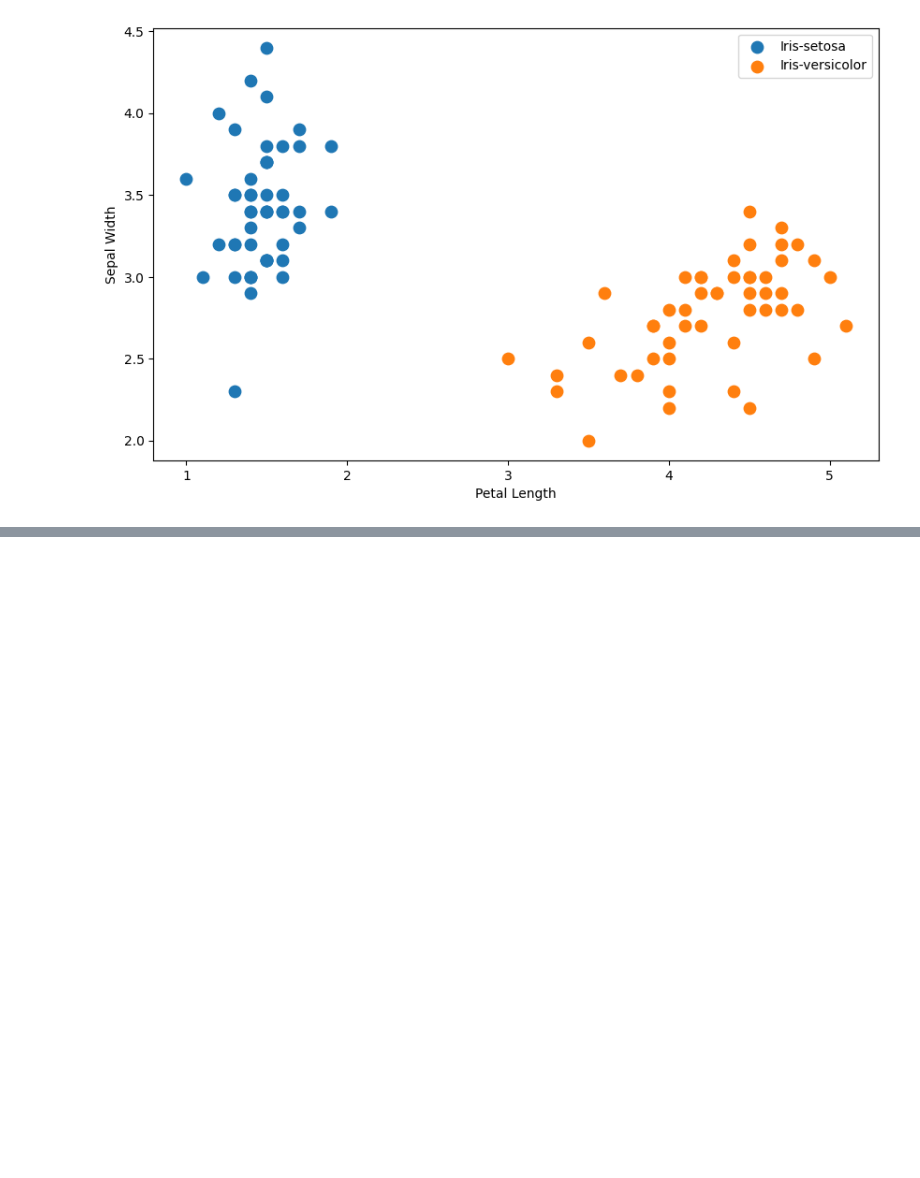
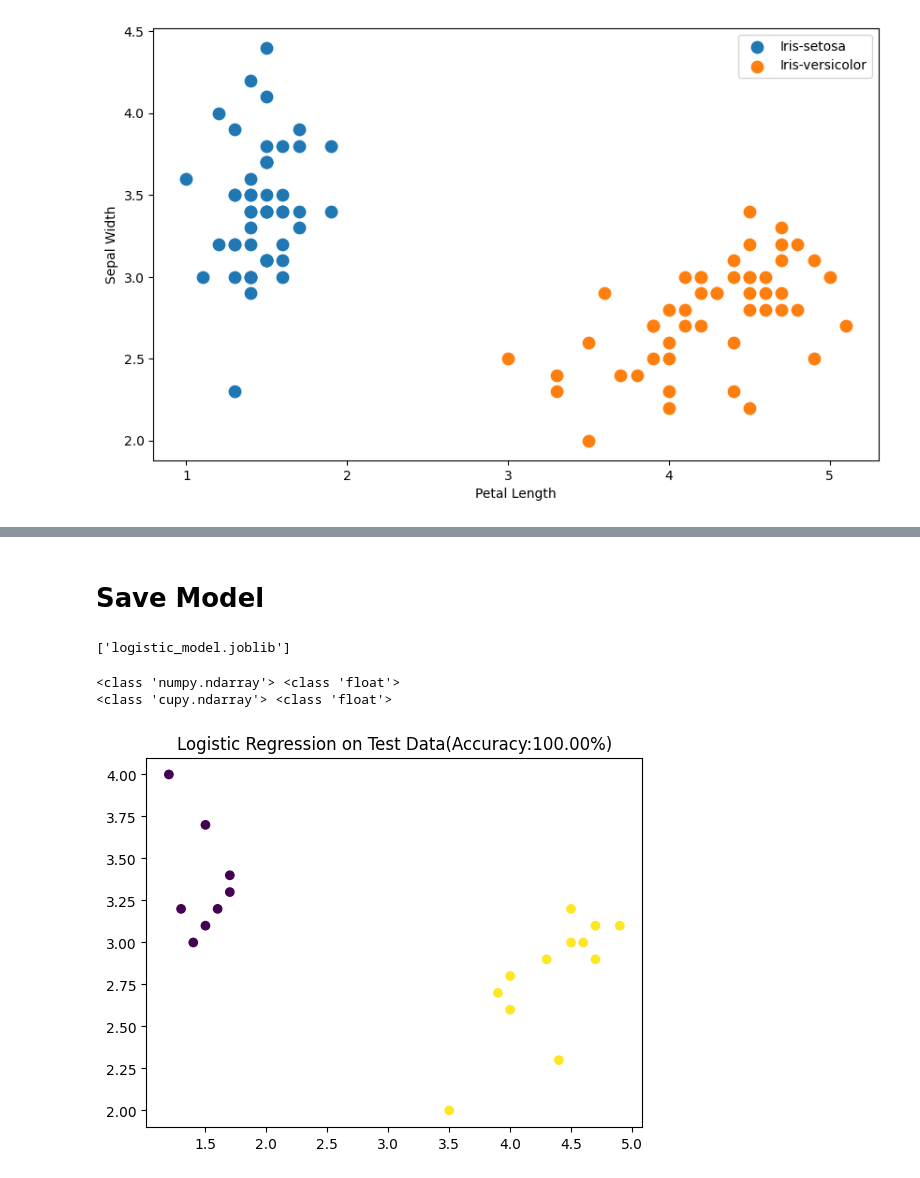
Before and after one commit to Mitchell-Mirano/Allison, a Jupyter notebook: examples/regression/2-Logistic Regression.ipynb, the cells around one changed output, grey strips where cells are left out. Drawn from its saved outputs; the diff is of its cells as text; code cells hidden in the pictures; blank space fills up the shorter version.

```diff
--- a/examples/regression/2-Logistic Regression.ipynb
+++ b/examples/regression/2-Logistic Regression.ipynb
@@ -131,0 +131,2 @@ sns.heatmap(confusion_matrix(Y_test, model.predict(X_test)), annot=True, cmap="B
+# %% [markdown]
+# Save Model
@@ -131,0 +135,25 @@ sns.heatmap(confusion_matrix(Y_test, model.predict(X_test)), annot=True, cmap="B
+# %%
+joblib.dump(model.to('cpu'), 'logistic_model.joblib')
+# %% [output]
+['logistic_model.joblib']
+# %%
+model2 = joblib.load('logistic_model.joblib')
+print(type(model2.coef_),type(model2.intercept_))
+model2.to(device)
+print(type(model2.coef_),type(model2.intercept_))
+# %% [output]
+<class 'numpy.ndarray'> <class 'float'>
+<class 'cupy.ndarray'> <class 'float'>
+# %%
+with allison.no_grad():
+    logits = model2(X_test)
+probs = allison.sigmoid(logits)
+preds = (probs.data > 0.5).astype('uint8')
+acc_test = (preds == Y_test.data).mean()
+preds = preds.get() if device == 'gpu' else preds
+
+plt.scatter(X_test[:,0],X_test[:,1],c=preds)
+plt.title(f"Logistic Regression on Test Data(Accuracy:{100*acc_test:.2f}%)")
+plt.show()
+# %% [output]
+[figure, added]
```
Also changed, not shown: parts of 16 cells of this notebook, 18 other files.
